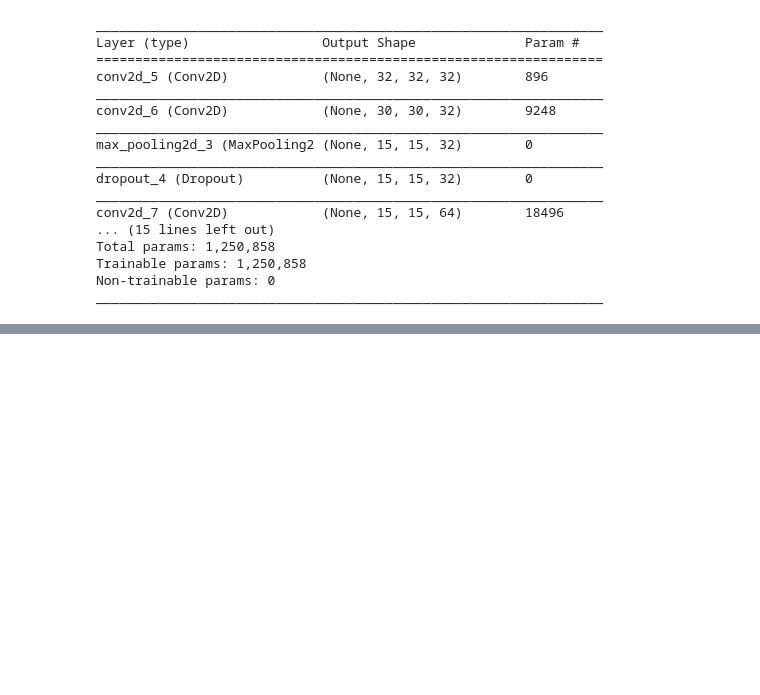
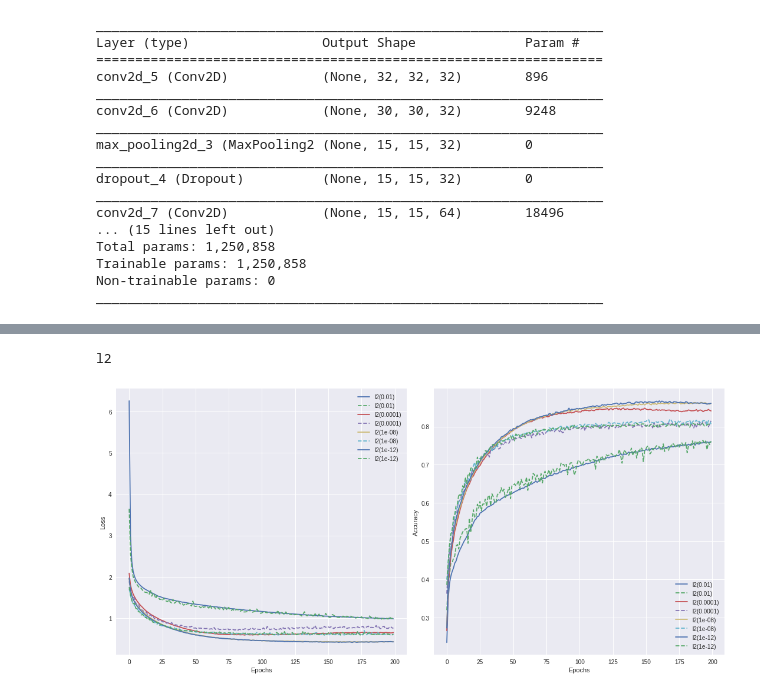
Before and after one commit to kvzl/ML100-Days, a Jupyter notebook: homework/Day_081_HW.ipynb, the cells around one changed output, grey strips where cells are left out. Cells and saved outputs as stored; diff of their text form; code cells hidden in the pictures; blank space fills up the shorter version.

```diff
--- a/homework/Day_081_HW.ipynb
+++ b/homework/Day_081_HW.ipynb
@@ -183,0 +206,6 @@ plt.show()
+# %%
+print('l2')
+plot({ k: v for k, v in results.items() if k.startswith('l2(') })
+# %% [output]
+l2
+[figure, added]
```
Also changed, not shown: parts of 7 cells of this notebook.
